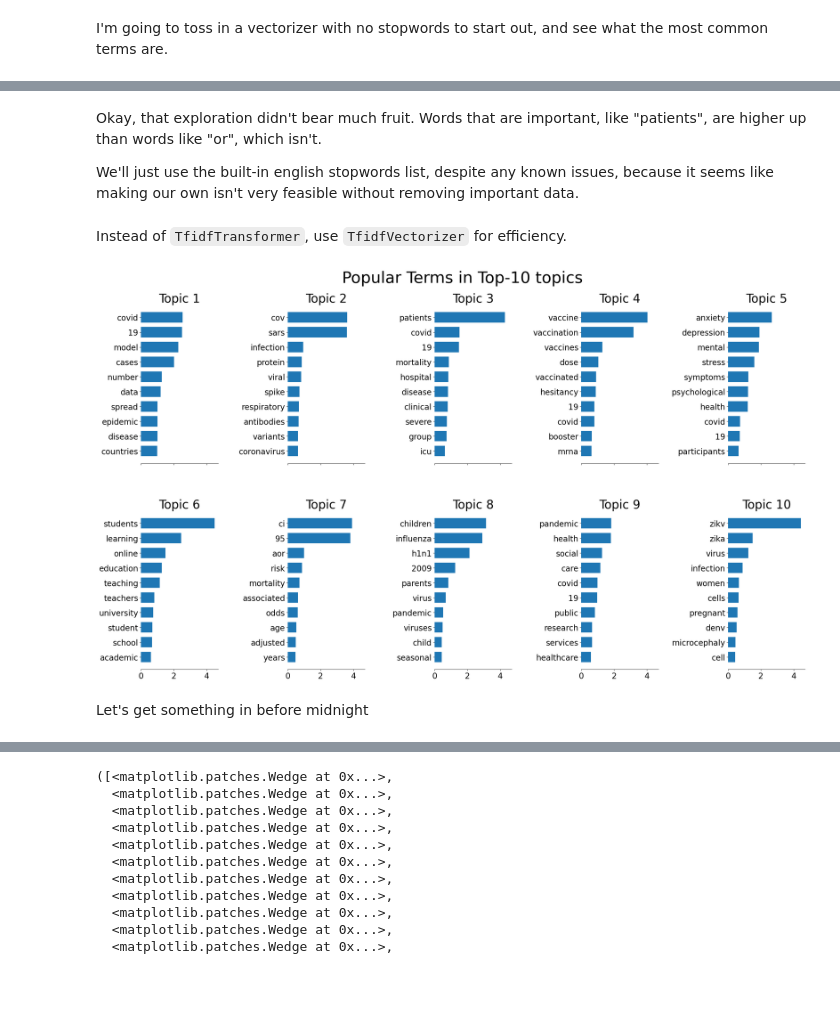
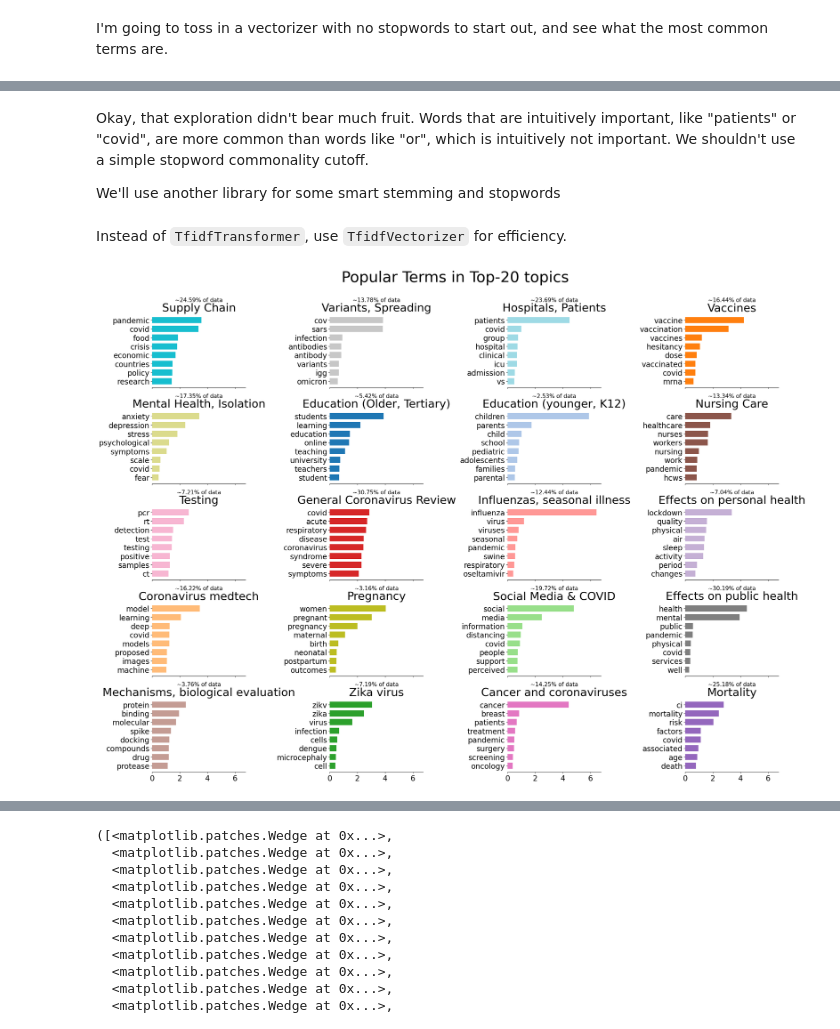
Before and after one commit to wilSecord/studio-projects, a Jupyter notebook: week2_nlp/explore.ipynb, the cells around one changed output, grey strips where cells are left out. Cells and saved outputs as stored; diff of their text form; code cells hidden in the pictures; blank space fills up the shorter version.

```diff
--- a/week2_nlp/explore.ipynb
+++ b/week2_nlp/explore.ipynb
@@ -14,5 +26,5 @@ from nltk.stem import SnowballStemmer
 # %%
-df = pd.read_csv("../coronavirus_dataset_2000-2025.csv")
+df = pd.read_csv("./coronavirus_dataset_2000-2025.csv")
 
 df.head()
 # %% [output]
@@ -62,7 +72,7 @@ word_count_df.head(n=30)
 # %% [markdown]
-Okay, that exploration didn't bear much fruit. Words that are important, like "patients", are higher up than words like "or", which isn't.
+Okay, that exploration didn't bear much fruit. Words that are intuitively important, like "patients" or "covid", are more common than words like "or", which is intuitively not important. We shouldn't use a simple stopword commonality cutoff.
 
-We'll just use the built-in english stopwords list, despite any known issues, because it seems like making our own isn't very feasible without removing important data.
+We'll use another library for some smart stemming and stopwords
 # %% [markdown]
 Instead of `TfidfTransformer`, use `TfidfVectorizer` for efficiency.
 # %%
@@ -71,29 +95,46 @@ term_mat = vectorizer.fit_transform(df['abstract'])
 # %%
+NUM_TOPICS=20
 nmfer = NMF(
-    n_components=10,
+    n_components=NUM_TOPICS,
     init="nndsvd", #Docs say this is better for sparseness
 
             )
 nmf = nmfer.fit(term_mat)
 # %%
-fig, axes = plt.subplots(2, 5, figsize=(30, 15), sharex=True)
+cols = int(NUM_TOPICS ** 0.5)
+rows = NUM_TOPICS // cols
+
+TOPIC_NAMES = ["Supply Chain", "Variants, Spreading", "Hospitals, Patients", "Vaccines",
+               "Mental Health, Isolation", "Education (Older, Tertiary)", "Education (younger, K12)", "Nursing Care",
+               "Testing", "General Coronavirus Review", "Influenzas, seasonal illness", "Effects on personal health",
+               "Coronavirus medtech", "Pregnancy", "Social Media & COVID", "Effects on public health",
+               "Mechanisms, biological evaluation", "Zika virus", "Cancer and coronaviruses", "Mortality"]
+
+colors = plt.color_sequences["tab20"]
+random.Random(321).shuffle(colors)
+
+fig, axes = plt.subplots(rows, cols, figsize=(30, 20), sharex=True)
 axes = axes.flatten()
 for topic_idx, topic in enumerate(nmf.components_):
-    top_features_ind = topic.argsort()[-10:]
+    top_features_ind = topic.argsort()[-8:]
     top_features = vectorizer.get_feature_names_out()[top_features_ind]
     weights = topic[top_features_ind]
 
     ax = axes[topic_idx]
-    ax.barh(top_features, weights, height=0.7)
-    ax.set_title(f"Topic {topic_idx + 1}", fontdict={"fontsize": 30})
+
+    # The percentage of documents' occurances of the top words. Gives a good idea intuitively of the
+    # size of the topic, but shouldn't be construed to have scientific rigor
+    percentage_occupied = (term_mat[:, top_features_ind] > 0).mean() * 100
+
+    ax.barh(top_features, weights, height=0.7, color=colors[topic_idx])
+    ax.set_title(TOPIC_NAMES[topic_idx], fontdict={"fontsize": 30})
+    ax.text(0.5, 1.22, f"~{percentage_occupied:.2f}% of data", ha="center", va="top", fontsize=15, transform=ax.transAxes)
     ax.tick_params(axis="both", which="major", labelsize=20)
     for i in "top right left".split():
         ax.spines[i].set_visible(False)
-    fig.suptitle("Popular Terms in Top-10 topics", fontsize=40)
+    fig.suptitle(f"Popular Terms in Top-{NUM_TOPICS} topics", fontsize=40)
 
 plt.subplots_adjust(top=0.90, bottom=0.05, wspace=0.90, hspace=0.3)
 plt.show()
 # %% [output]
-[figure, old version]
+[figure, new version]
-# %% [markdown]
-Let's get something in before midnight
```
Also changed, not shown: parts of 10 cells of this notebook.
